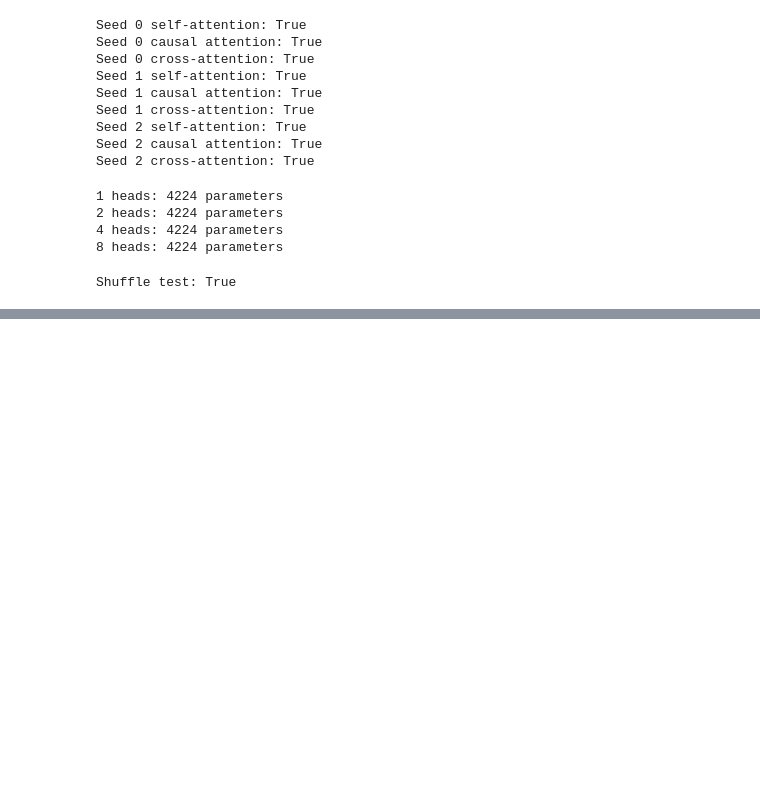
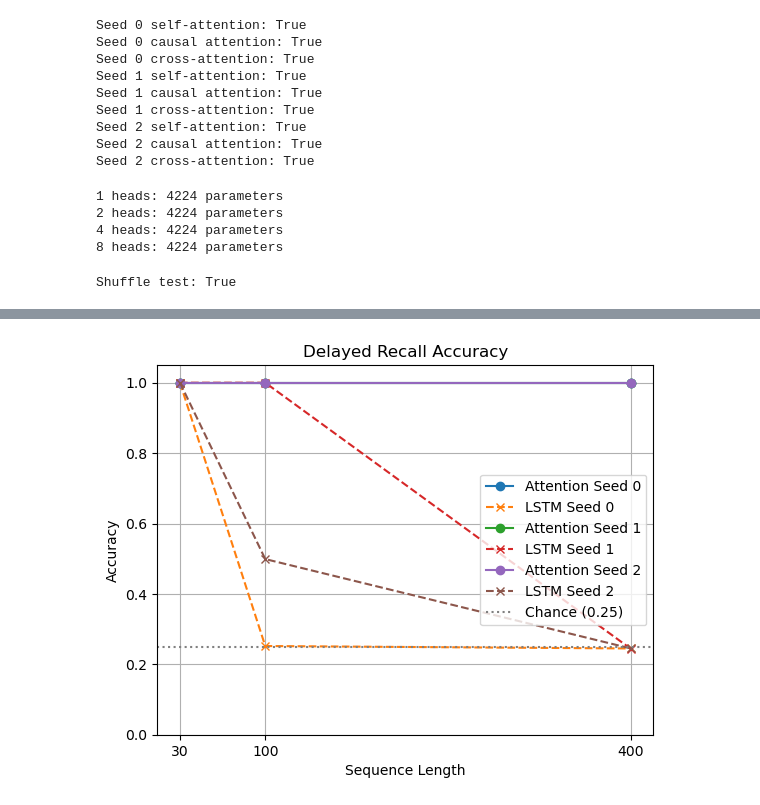
Before and after one commit to erictsaily/AIGC5500-Lab-5, a Jupyter notebook: lab05.ipynb, the cells around one changed output, grey strips where cells are left out. Drawn from its saved outputs; the diff is of its cells as text; code cells hidden in the pictures; blank space fills up the shorter version.

Commit message:
Adds recall code

```diff
--- a/lab05.ipynb
+++ b/lab05.ipynb
@@ -168,0 +171,19 @@ Shuffle test: True
+# %%
+for length in (30, 100, 400):
+    for seed in (0, 1, 2):
+        attention_acc, weight0 = train_recall(
+            "attention",
+            seq_len=length,
+            seed=seed,
+            attention_fn=scaled_dot_product_attention
+        )
+
+        lstm_acc, _ = train_recall(
+            "lstm",
+            seq_len=length,
+            seed=seed
+        )
+
+        print(f"Length {length}, Seed {seed}")
+        print(f"  Attention: {attention_acc:.3f}, Weight on step 0: {weight0:.3f}")
+        print(f"  LSTM: {lstm_acc:.3f}")
@@ -168,0 +208,37 @@ Shuffle test: True
+# %%
+import matplotlib.pyplot as plt
+
+lengths = [30, 100, 400]
+
+attention = [
+    [1.000, 1.000, 1.000],
+    [1.000, 1.000, 1.000],
+    [1.000, 1.000, 1.000]
+]
+lstm = [
+    [1.000, 0.252, 0.245],
+    [1.000, 1.000, 0.244],
+    [1.000, 0.499, 0.245]
+]
+
+for seed in (0, 1, 2):
+    plt.plot(lengths, attention[seed], marker="o",
+             label=f"Attention Seed {seed}")
+
+    plt.plot(lengths, lstm[seed], marker="x",
+             linestyle="--", label=f"LSTM Seed {seed}")
+
+plt.axhline(0.25, color="gray", linestyle=":",
+            label="Chance (0.25)")
+
+plt.xlabel("Sequence Length")
+plt.ylabel("Accuracy")
+plt.title("Delayed Recall Accuracy")
+plt.xticks(lengths)
+plt.ylim(0, 1.05)
+plt.legend()
+plt.grid(True)
+plt.savefig("recall.png", dpi=300, bbox_inches="tight")
+plt.show()
+# %% [output]
+[figure, added]
```
Also changed, not shown: parts of 3 cells of this notebook, 2 other files.
